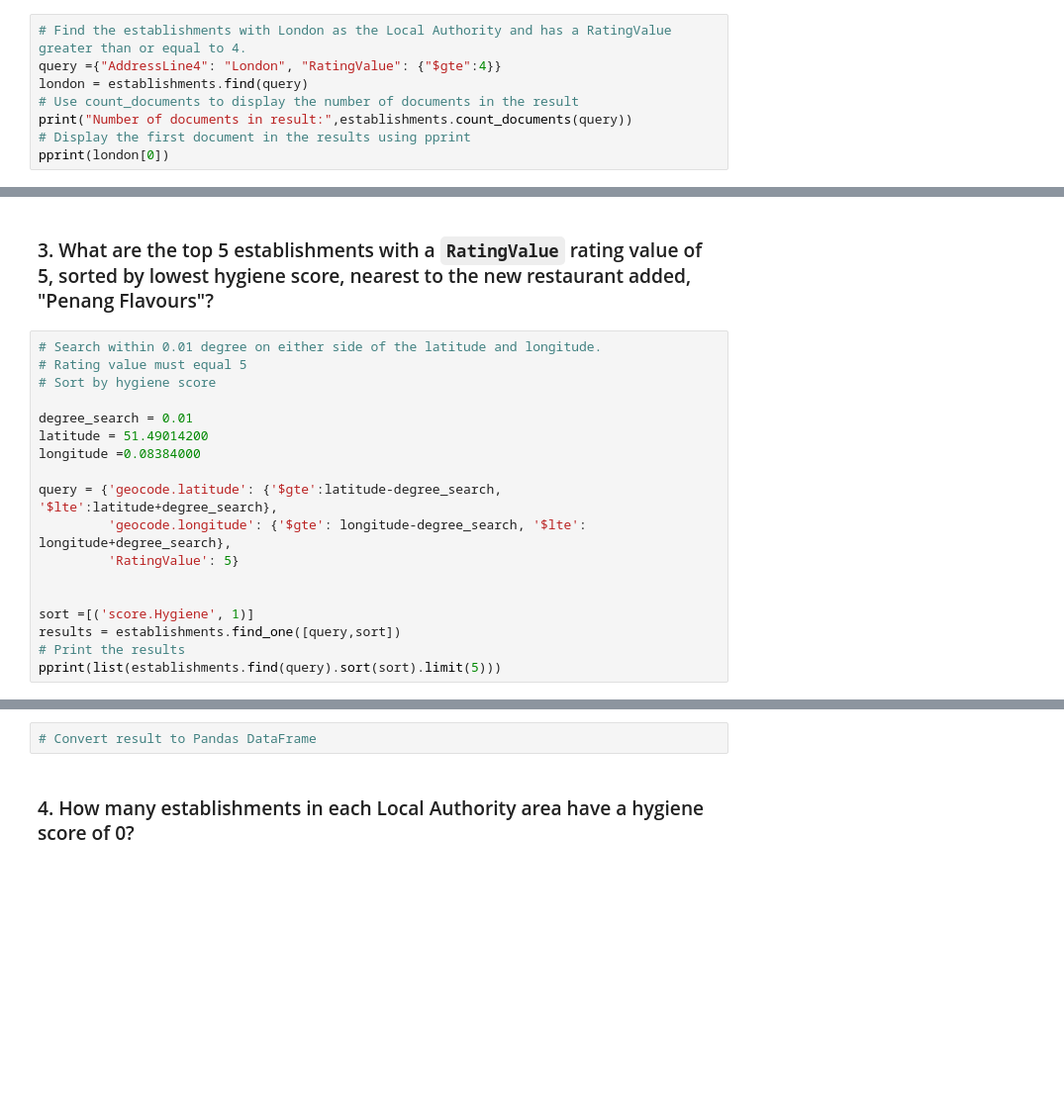
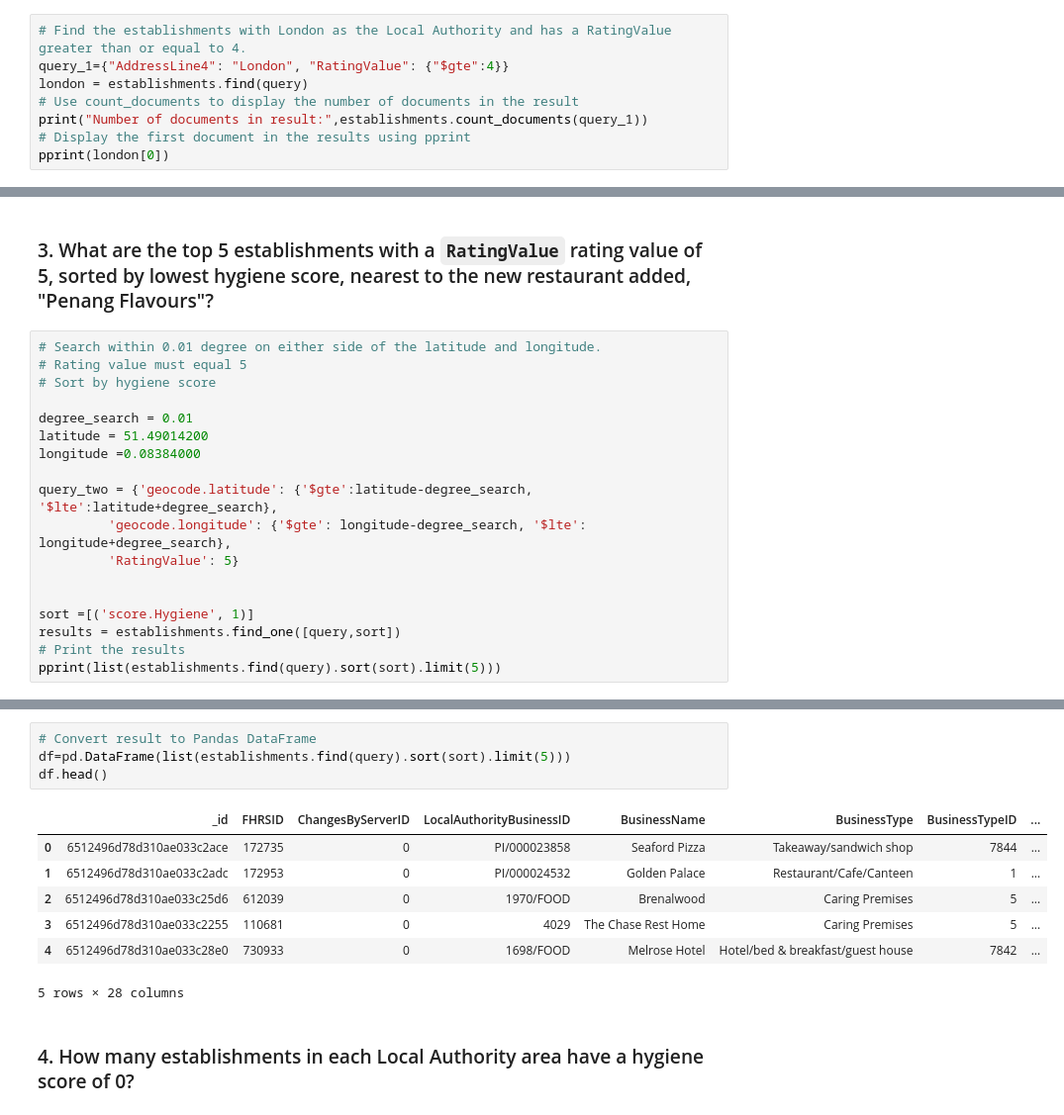
Before and after one commit to Aramed23/Mongo-challenge, a Jupyter notebook: NoSQL_analysis_starter.ipynb, the cells around one changed output, grey strips where cells are left out. Shown: that part at 99% size. Drawn from its saved outputs; the diff is of its cells as text; blank space fills up the shorter version.

```diff
--- a/NoSQL_analysis_starter.ipynb
+++ b/NoSQL_analysis_starter.ipynb
@@ -117,10 +117,10 @@ df.head(10)
 ### 2. Which establishments in London have a `RatingValue` greater than or equal to 4?
 # %%
 # Find the establishments with London as the Local Authority and has a RatingValue greater than or equal to 4.
-query ={"AddressLine4": "London", "RatingValue": {"$gte":4}}
+query_1={"AddressLine4": "London", "RatingValue": {"$gte":4}}
 london = establishments.find(query)
 # Use count_documents to display the number of documents in the result
-print("Number of documents in result:",establishments.count_documents(query))
+print("Number of documents in result:",establishments.count_documents(query_1))
 # Display the first document in the results using pprint
 pprint(london[0])
 # %% [output]
@@ -149,7 +175,7 @@ degree_search = 0.01
 latitude = 51.49014200
 longitude =0.08384000
 
-query = {'geocode.latitude': {'$gte':latitude-degree_search, '$lte':latitude+degree_search},
+query_two = {'geocode.latitude': {'$gte':latitude-degree_search, '$lte':latitude+degree_search},
          'geocode.longitude': {'$gte': longitude-degree_search, '$lte': longitude+degree_search},
          'RatingValue': 5}
 
@@ -163,5 +205,15 @@ pprint(list(establishments.find(query).sort(sort).limit(5)))
 # %%
 # Convert result to Pandas DataFrame
+df=pd.DataFrame(list(establishments.find(query).sort(sort).limit(5)))
+df.head()
+# %% [output]
+|  | _id | FHRSID | ChangesByServerID | LocalAuthorityBusinessID | BusinessName | BusinessType | BusinessTypeID | ... |
+| 0 | 6512496d78d310ae033c2ace | 172735 | 0 | PI/000023858 | Seaford Pizza | Takeaway/sandwich shop | 7844 | ... |
+| 1 | 6512496d78d310ae033c2adc | 172953 | 0 | PI/000024532 | Golden Palace | Restaurant/Cafe/Canteen | 1 | ... |
+| 2 | 6512496d78d310ae033c25d6 | 612039 | 0 | 1970/FOOD | Brenalwood | Caring Premises | 5 | ... |
+| 3 | 6512496d78d310ae033c2255 | 110681 | 0 | 4029 | The Chase Rest Home | Caring Premises | 5 | ... |
+| 4 | 6512496d78d310ae033c28e0 | 730933 | 0 | 1698/FOOD | Melrose Hotel | Hotel/bed & breakfast/guest house | 7842 | ... |
+5 rows × 28 columns
 # %% [markdown]
 ### 4. How many establishments in each Local Authority area have a hygiene score of 0?
 # %%
```
Also changed, not shown: parts of 6 cells of this notebook.
